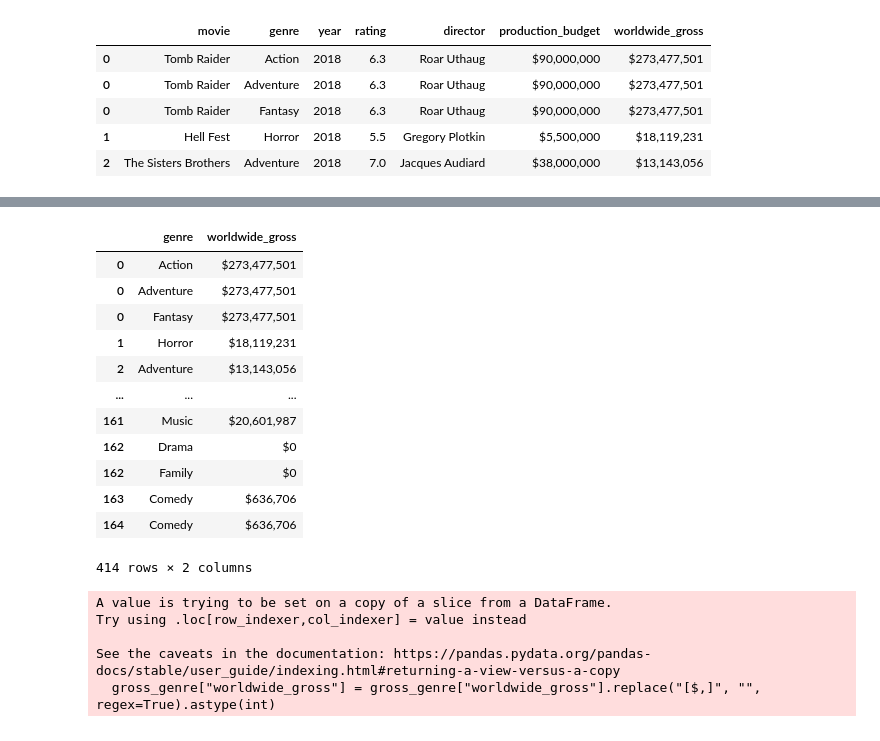
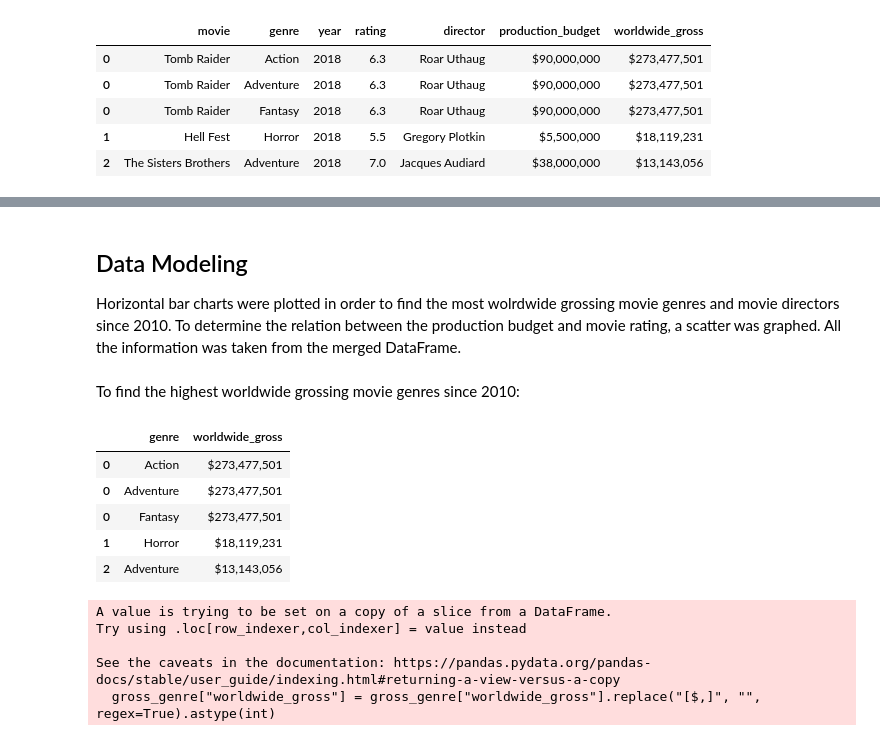
Before and after one commit to VolhaP87/Microsoft_Movie_Analysis, a Jupyter notebook: student.ipynb, the cells around one changed output, grey strips where cells are left out. Saved outputs shown, nothing was run; the diff lists cells and outputs as text; code cells hidden in the pictures.

```diff
--- a/student.ipynb
+++ b/student.ipynb
@@ -317,18 +307,17 @@ Questions to consider:
+# %% [markdown]
+## Data Modeling
+Horizontal bar charts were plotted in order to find the most wolrdwide grossing movie genres and movie directors since 2010. To determine the relation between the production budget and movie rating, a scatter was graphed. All the information was taken from the merged DataFrame.
+# %% [markdown]
+To find the highest worldwide grossing movie genres since 2010:
 # %%
+# Select necessary columns
 gross_genre = new_df[['genre', 'worldwide_gross']]
-gross_genre
+gross_genre.head()
 # %% [output]
 |  | genre | worldwide_gross |
 | 0 | Action | $273,477,501 |
 | 0 | Adventure | $273,477,501 |
 | 0 | Fantasy | $273,477,501 |
 | 1 | Horror | $18,119,231 |
 | 2 | Adventure | $13,143,056 |
-| ... | ... | ... |
-| 161 | Music | $20,601,987 |
-| 162 | Drama | $0 |
-| 162 | Family | $0 |
-| 163 | Comedy | $636,706 |
-| 164 | Comedy | $636,706 |
-414 rows × 2 columns
 # %%
```
Also changed, not shown: parts of 21 cells of this notebook.
